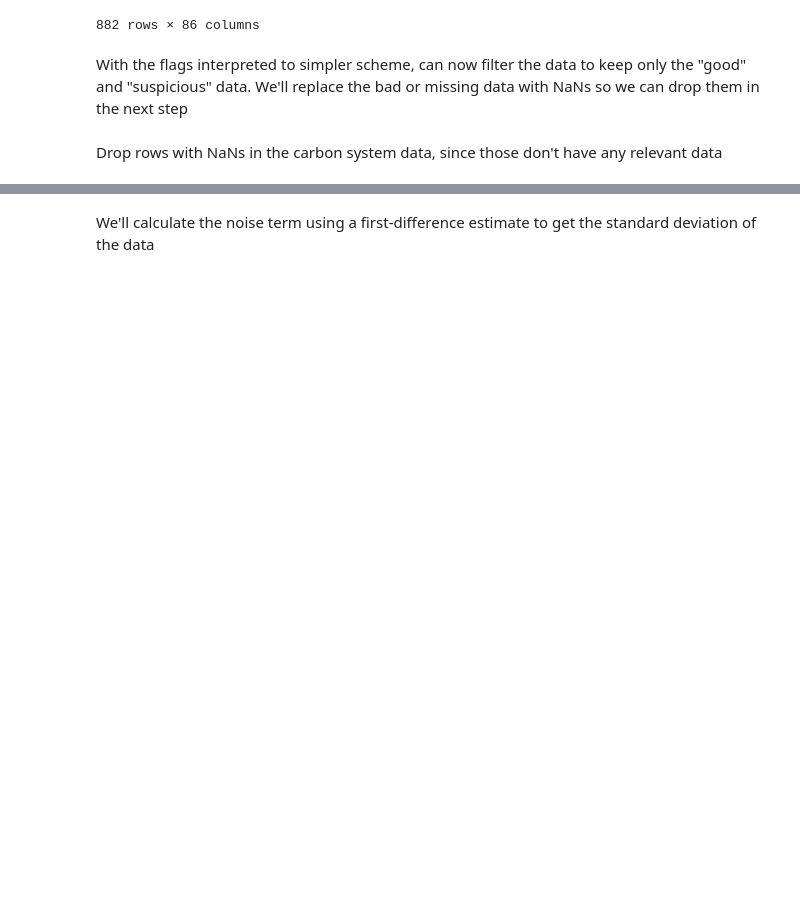
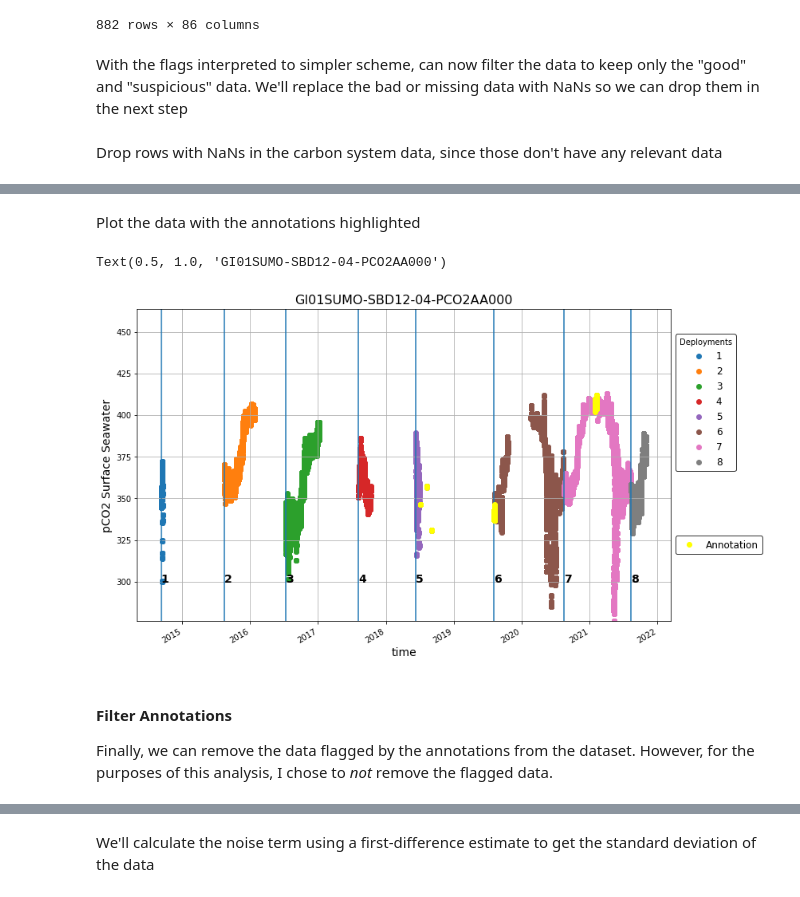
Before and after one commit to reedan88/Ocean-Sciences-2022, a Jupyter notebook: carbon_system/scripts/Data_Analysis.ipynb, the cells around one changed output, grey strips where cells are left out. Cells and saved outputs as stored; diff of their text form; code cells hidden in the pictures; blank space fills up the shorter version.

```diff
--- a/carbon_system/scripts/Data_Analysis.ipynb
+++ b/carbon_system/scripts/Data_Analysis.ipynb
@@ -123,3 +201,3 @@ Next, add in the annotations to the dataset and filter out the data identified a
 # %%
-annotations = OOINet.get_annotations("CP04OSSM-SBD12-04-PCO2AA000")
+annotations = OOINet.get_annotations("GI01SUMO-SBD12-04-PCO2AA000")
 annotations
@@ -155,3 +240,0 @@ Finally, remove the manually-identified bad data from the dataset
-# %%
-pco2a = pco2a.where(pco2a.rollup_annotations_qc_results != 9, drop=True)
-pco2a
@@ -349,0 +241,21 @@ recover_bottles["Calculated pCO2 [uatm]"]
+# %% [markdown]
+Plot the data with the annotations highlighted
+# %%
+# Plot the data as a function of deployments
+fig, ax = plotting.plot_variable(pco2a, "partial_pressure_co2_ssw")
+
+# Plot figure which highlights data points with a corresponding annotation
+ax.set_alpha(0.7)
+first_legend = ax.get_legend()
+first_legend.set_bbox_to_anchor((1, 0.7))
+ax.add_artist(first_legend)
+
+s, = ax.plot(pco2a.time.where(pco2a.rollup_annotations_qc_results == 9),
+             pco2a.partial_pressure_co2_ssw.where(pco2a.rollup_annotations_qc_results == 9),
+             marker="o", linestyle="", color="yellow", label="Annotation")
+
+ax.legend(handles=[s], edgecolor="black", loc="lower left", bbox_to_anchor=(1, 0.2), fontsize=12)
+ax.set_title("GI01SUMO-SBD12-04-PCO2AA000", fontsize=16)
+# %% [output]
+Text(0.5, 1.0, 'GI01SUMO-SBD12-04-PCO2AA000')
+[figure, added]
@@ -349,0 +264,3 @@ recover_bottles["Calculated pCO2 [uatm]"]
+# %% [markdown]
+#### Filter Annotations
+Finally, we can remove the data flagged by the annotations from the dataset. However, for the purposes of this analysis, I chose to *not* remove the flagged data.
```
Also changed, not shown: parts of 259 cells of this notebook, 3 other files.
